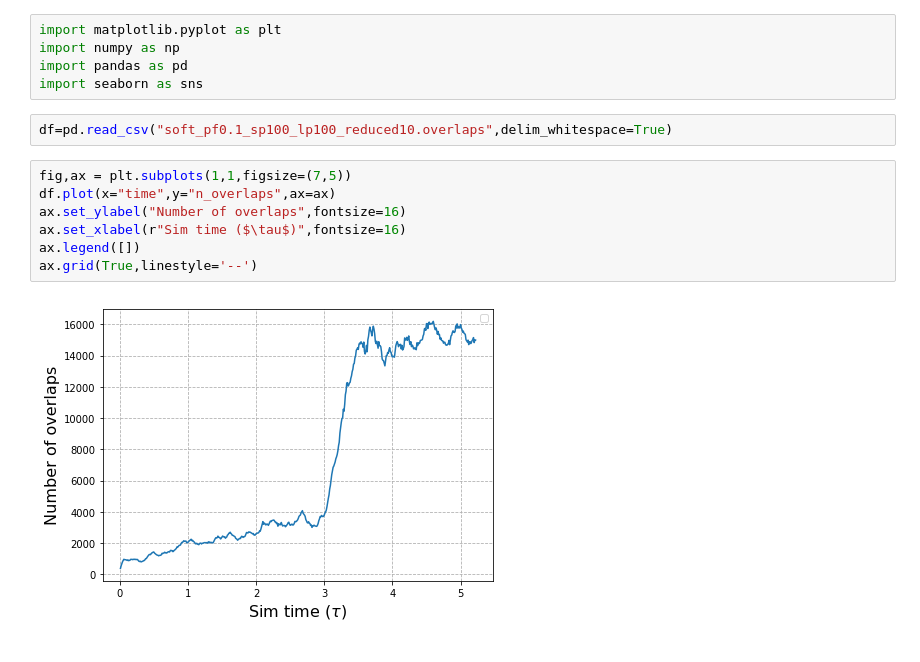
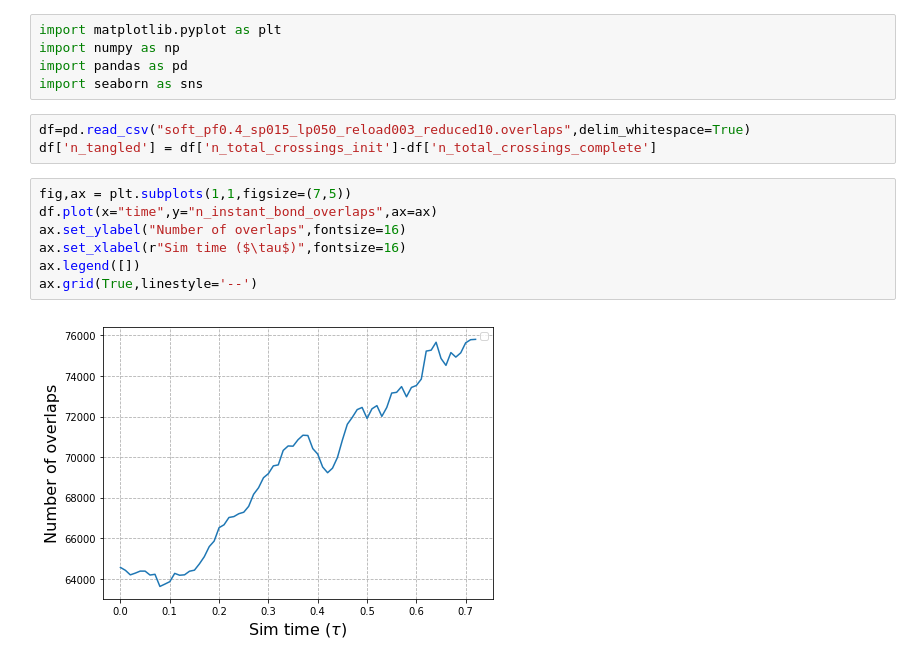
Before and after one commit to jeffmm/simcore, a Jupyter notebook: scripts/overlapAnalysis.ipynb, the cells around one changed output. Drawn from its saved outputs; the diff is of its cells as text.

```diff
--- a/scripts/overlapAnalysis.ipynb
+++ b/scripts/overlapAnalysis.ipynb
@@ -4,13 +4,14 @@ import numpy as np
 import pandas as pd
 import seaborn as sns
 # %%
-df=pd.read_csv("soft_pf0.1_sp100_lp100_reduced10.overlaps",delim_whitespace=True)
+df=pd.read_csv("soft_pf0.4_sp015_lp050_reload003_reduced10.overlaps",delim_whitespace=True)
+df['n_tangled'] = df['n_total_crossings_init']-df['n_total_crossings_complete']
 # %%
 fig,ax = plt.subplots(1,1,figsize=(7,5))
-df.plot(x="time",y="n_overlaps",ax=ax)
+df.plot(x="time",y="n_instant_bond_overlaps",ax=ax)
 ax.set_ylabel("Number of overlaps",fontsize=16)
 ax.set_xlabel(r"Sim time ($\tau$)",fontsize=16)
 ax.legend([])
 ax.grid(True,linestyle='--')
 # %% [output]
-[figure, old version]
+[figure, new version]
```
Also changed, not shown: parts of 3 cells of this notebook, 5 other files.
